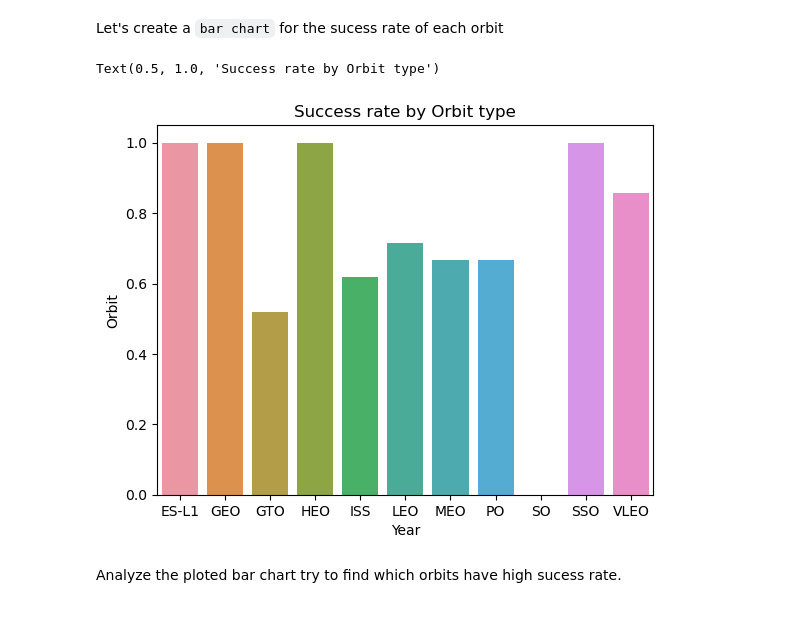
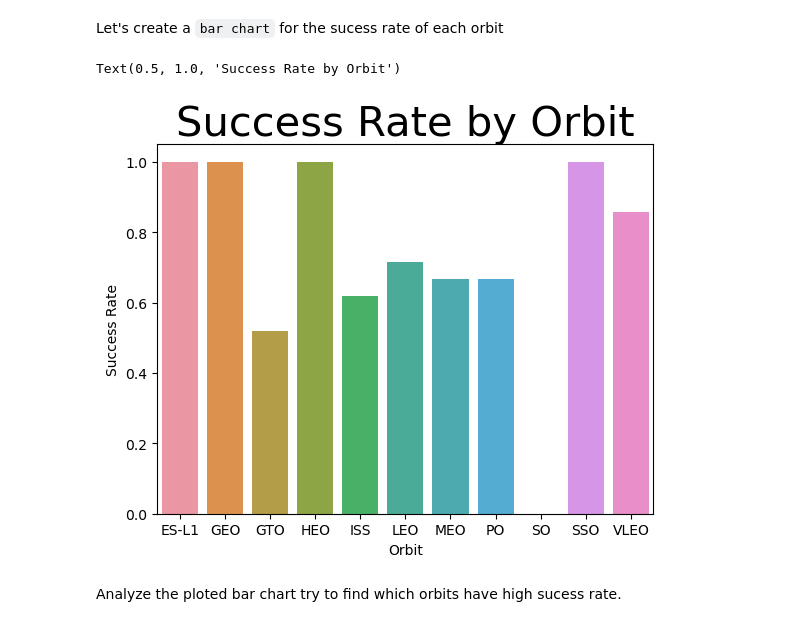
Before and after one commit to kymayodeji/SpaceX, a Jupyter notebook: spacex-eda-dataviz.ipynb, the cells around one changed output. Cells and saved outputs as stored; diff of their text form; code cells hidden in the pictures.

```diff
--- a/spacex-eda-dataviz.ipynb
+++ b/spacex-eda-dataviz.ipynb
@@ -118,16 +119,16 @@ Let's create a `bar chart` for the sucess rate of each orbit
 # %%
 # HINT use groupby method on Orbit column and get the mean of Class column
 df_Orbit = df.groupby('Orbit').agg(mean_class=('Class', 'mean'))
 df_Orbit = df_Orbit.reset_index()
 
 # plot barplot
 sns.barplot(data=df_Orbit, x='Orbit', y='mean_class')
-plt.xlabel('Year')
-plt.ylabel('Orbit')
-plt.title('Success rate by Orbit type')
+plt.xlabel('Orbit')
+plt.ylabel('Success Rate')
+plt.title('Success Rate by Orbit', fontsize=30)
 # %% [output]
-Text(0.5, 1.0, 'Success rate by Orbit type')
+Text(0.5, 1.0, 'Success Rate by Orbit')
-[figure, old version]
+[figure, new version]
 # %% [markdown]
 Analyze the ploted bar chart try to find which orbits have high sucess rate.
 # %% [markdown]
```
Also changed, not shown: parts of 6 cells of this notebook.
